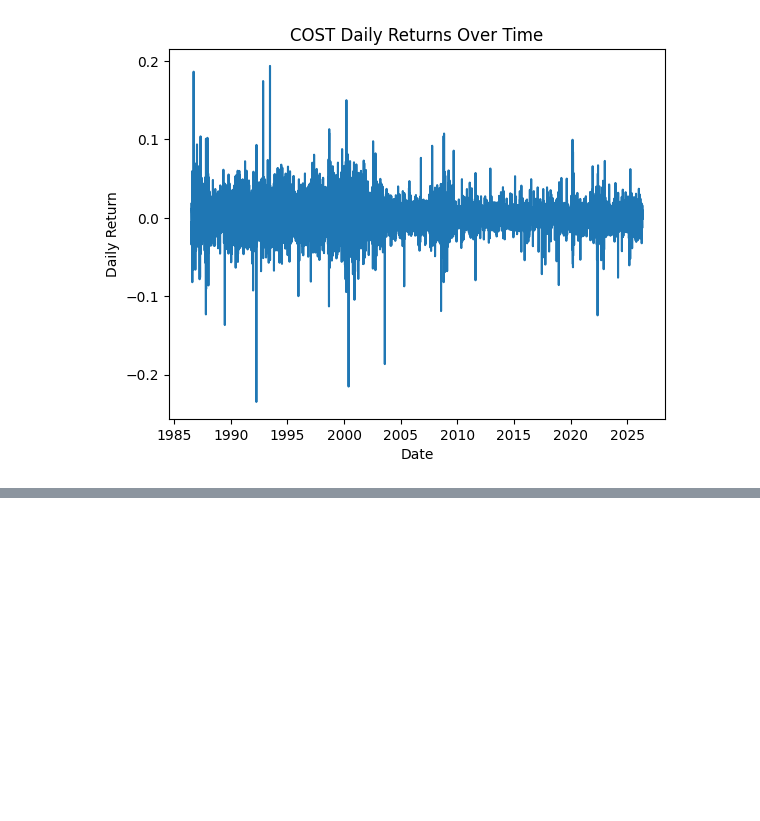
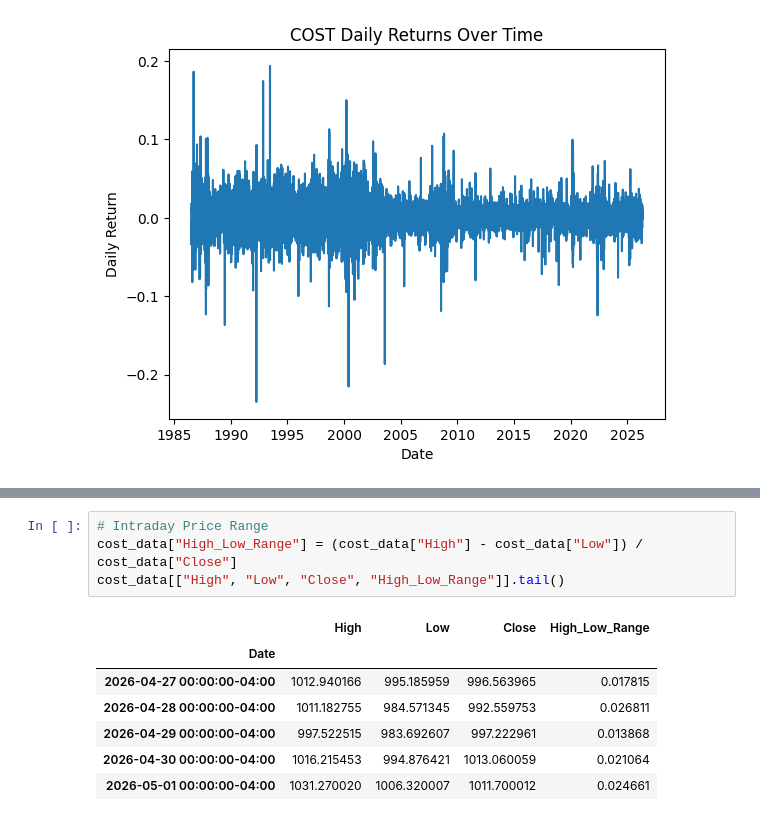
Before and after one commit to taneeshadaga/predict-cost, a Jupyter notebook: cost_stock_prediction.ipynb, the cells around one changed output, grey strips where cells are left out. Drawn from its saved outputs; the diff is of its cells as text; blank space fills up the shorter version.

```diff
--- a/cost_stock_prediction.ipynb
+++ b/cost_stock_prediction.ipynb
@@ -80,0 +119,12 @@ cost_data[["Close", "Return_1D", "Return_5D", "Return_10D", "Return_20D", "Retur
+# %%
+# Intraday Price Range
+cost_data["High_Low_Range"] = (cost_data["High"] - cost_data["Low"]) / cost_data["Close"]
+cost_data[["High", "Low", "Close", "High_Low_Range"]].tail()
+# %% [output]
+|  | High | Low | Close | High_Low_Range |
+| Date |  |  |  |  |
+| 2026-04-27 00:00:00-04:00 | 1012.940166 | 995.185959 | 996.563965 | 0.017815 |
+| 2026-04-28 00:00:00-04:00 | 1011.182755 | 984.571345 | 992.559753 | 0.026811 |
+| 2026-04-29 00:00:00-04:00 | 997.522515 | 983.692607 | 997.222961 | 0.013868 |
+| 2026-04-30 00:00:00-04:00 | 1016.215453 | 994.876421 | 1013.060059 | 0.021064 |
+| 2026-05-01 00:00:00-04:00 | 1031.270020 | 1006.320007 | 1011.700012 | 0.024661 |
```
Also changed, not shown: parts of 3 cells of this notebook.
